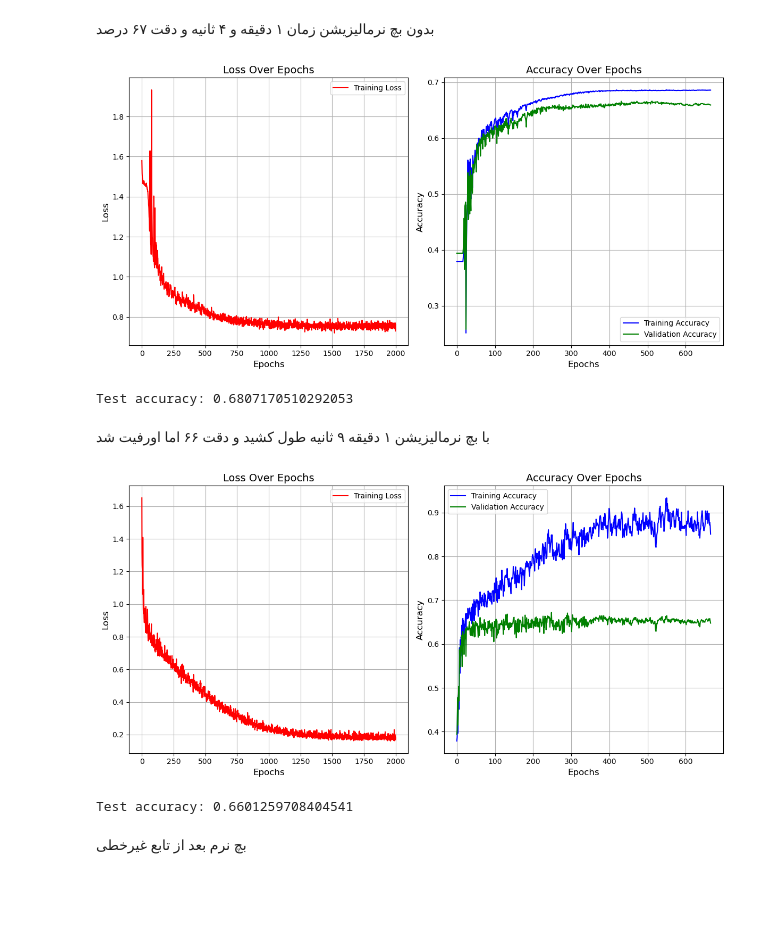
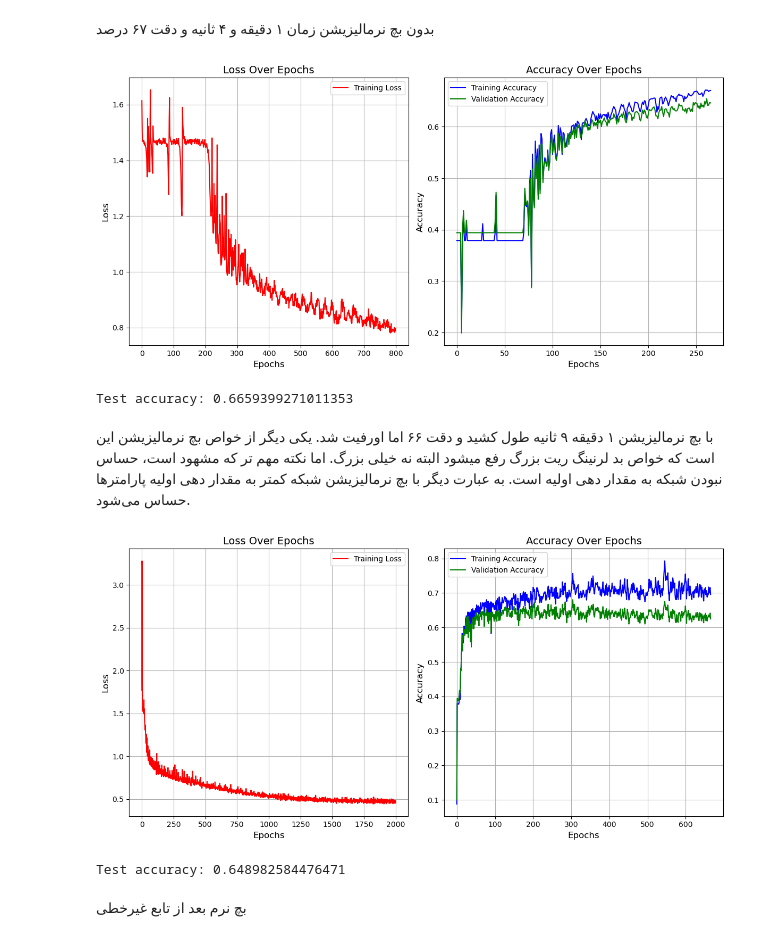
Before and after one commit to mmahdin/Computational-Intelligence-EE-AUT, a Jupyter notebook: lab/3/main.ipynb, the cells around one changed output. Drawn from its saved outputs; the diff is of its cells as text; code cells hidden in the pictures; blank space fills up the shorter version.

```diff
--- a/lab/3/main.ipynb
+++ b/lab/3/main.ipynb
@@ -1032,41 +1032,44 @@ Test accuracy: 0.6967054009437561
 # Initialize the model, loss function, and optimizer
 model = DeepNetwork(input_dim=8, hidden_dims=[128,128,128,128,128,128], num_classes=5).cuda()
 loss_fn = torch.nn.CrossEntropyLoss()
-optimizer = optim.SGD(model.parameters(), lr=0.6)
+optimizer = optim.SGD(model.parameters(), lr=2)
 
 # Training parameters
-epochs = 2000
+epochs = 800
 batch_size = 4000
 lr = 0.6
 lrd = 0.99
 
 # Train the model
 loss_history, train_acc_history, val_acc_history = train_model(
     model,
     optimizer,
     loss_fn,
     X_train_tensor, y_train_tensor,
     X_val_tensor, y_val_tensor,
     num_epochs=epochs,
     batch_size=batch_size,
     learning_rate_decay=lrd
 )
 
 # Plot training history
 plot_training_history(loss_history, train_acc_history, val_acc_history)
 
 # Test the model
 model.eval()
 with torch.no_grad():
     y_test_pred = torch.argmax(model(X_test_tensor.cuda()), dim=1)
     test_acc = (y_test_pred == y_test_tensor.cuda()).float().mean().item()
 
 print(f'Test accuracy: {test_acc}')
 # %% [output]
-[figure, old version]
+[figure, new version]
-Test accuracy: 0.6807170510292053
+Test accuracy: 0.6659399271011353
-# %% [markdown]
-با بچ نرمالیزیشن ۱ دقیقه ۹ ثانیه طول کشید و دقت ۶۶ اما اورفیت شد
+# %% [markdown]
+<div dir="rtl">
+با بچ نرمالیزیشن ۱ دقیقه ۹ ثانیه طول کشید و دقت ۶۶ اما اورفیت شد. یکی دیگر از خواص بچ نرمالیزیشن این است که خواص بد لرنینگ ریت بزرگ رفع میشود البته نه خیلی بزرگ.
+اما نکته مهم تر که مشهود است، حساس نبودن شبکه به مقدار دهی اولیه است. به عبارت دیگر با بچ نرمالیزیشن شبکه کمتر به مقدار دهی اولیه پارامترها حساس می‌شود.
+</div>
 # %%
 # Define the deep neural network using PyTorch's nn.Module
 class DeepNetwork(torch.nn.Module):
@@ -1093,10 +1096,10 @@ class DeepNetwork(torch.nn.Module):
 # Initialize the model, loss function, and optimizer
 model = DeepNetwork(input_dim=8, hidden_dims=[128,128,128,128,128,128], num_classes=5).cuda()
 loss_fn = torch.nn.CrossEntropyLoss()
-optimizer = optim.SGD(model.parameters(), lr=0.6)
+optimizer = optim.SGD(model.parameters(), lr=2)
 
 # Training parameters
-epochs = 2000
+epochs = 800
 batch_size = 4000
 lr = 0.6
 lrd = 0.99
@@ -1124,8 +1127,8 @@ with torch.no_grad():
 
 print(f'Test accuracy: {test_acc}')
 # %% [output]
-[figure, old version]
+[figure, new version]
-Test accuracy: 0.6601259708404541
+Test accuracy: 0.648982584476471
 # %% [markdown]
 بچ نرم بعد از تابع غیرخطی
 # %%
```
Also changed, not shown: parts of 2 cells of this notebook, 5 other files.
